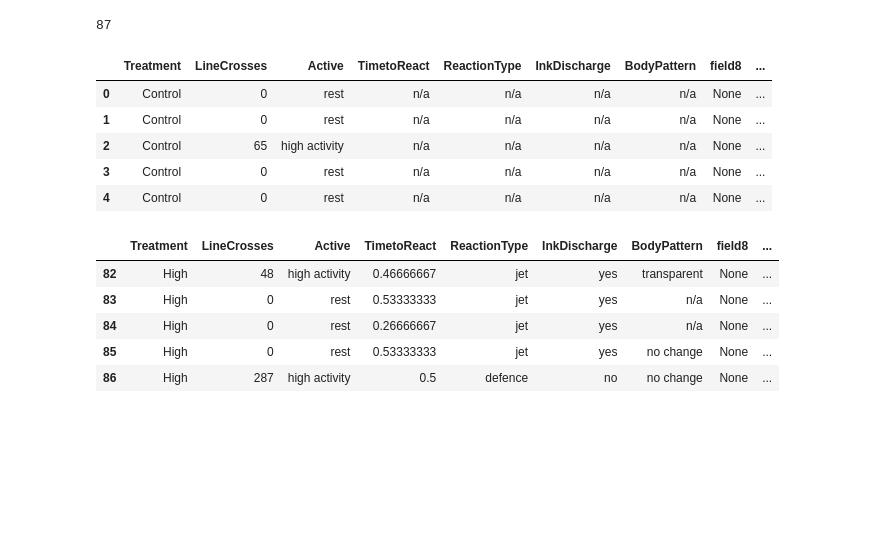
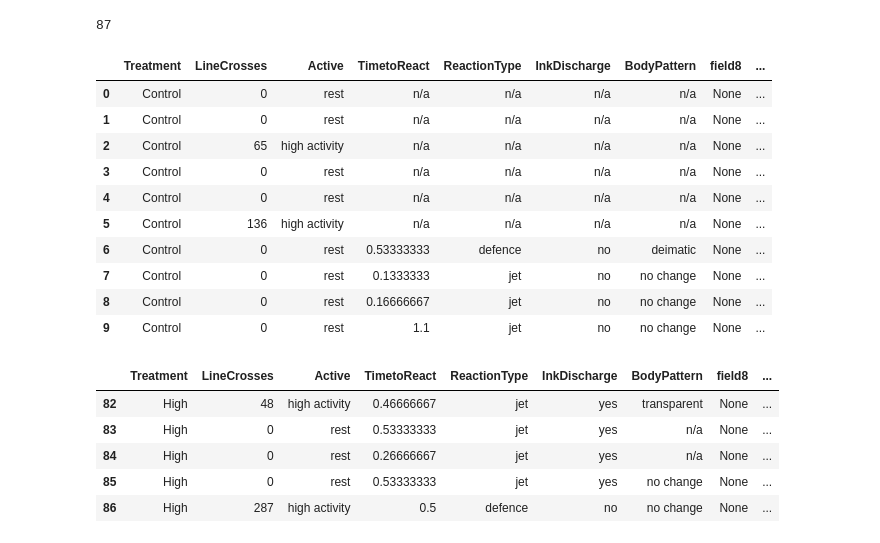
Before and after one commit to ewhitling/datascience-cc, a Jupyter notebook: ch4-exploring-data.ipynb, the cells around one changed output. Cells and saved outputs as stored; diff of their text form; code cells hidden in the pictures; blank space fills up the shorter version.

```diff
--- a/ch4-exploring-data.ipynb
+++ b/ch4-exploring-data.ipynb
@@ -8,22 +12,23 @@ connection = sqlite3.connect(myDB)
-# %%
-# read the data into a dataframe
-mySQL = "SELECT * FROM spady_defense"
-df = pd.read_sql(mySQL, connection)
-
-# how many records?
-print(len(df))
-# %% [output]
-87
+# %%
+# how many records?
+len(df)
+# %% [output]
+87
 # %%
 # print the top of the dataframe
-df.head()
+df.head(10)
 # %% [output]
 |  | Treatment | LineCrosses | Active | TimetoReact | ReactionType | InkDischarge | BodyPattern | field8 | ... |
 | 0 | Control | 0 | rest | n/a | n/a | n/a | n/a | None | ... |
 | 1 | Control | 0 | rest | n/a | n/a | n/a | n/a | None | ... |
 | 2 | Control | 65 | high activity | n/a | n/a | n/a | n/a | None | ... |
 | 3 | Control | 0 | rest | n/a | n/a | n/a | n/a | None | ... |
 | 4 | Control | 0 | rest | n/a | n/a | n/a | n/a | None | ... |
+| 5 | Control | 136 | high activity | n/a | n/a | n/a | n/a | None | ... |
+| 6 | Control | 0 | rest | 0.53333333 | defence | no | deimatic | None | ... |
+| 7 | Control | 0 | rest | 0.1333333 | jet | no | no change | None | ... |
+| 8 | Control | 0 | rest | 0.16666667 | jet | no | no change | None | ... |
+| 9 | Control | 0 | rest | 1.1 | jet | no | no change | None | ... |
 # %%
 # print the tail
 df.tail()
```
Also changed, not shown: parts of 20 cells of this notebook, 4 other files.
